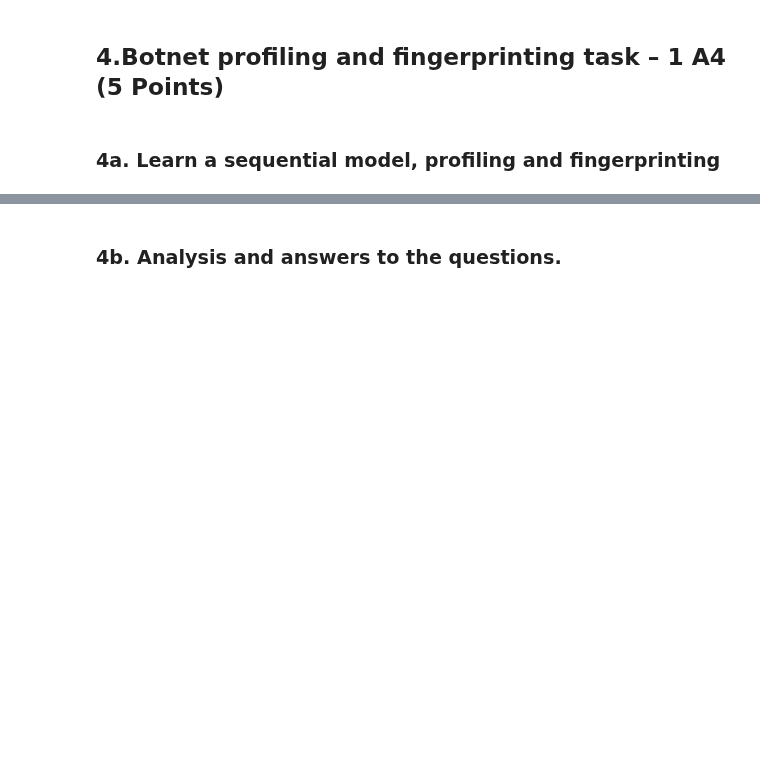
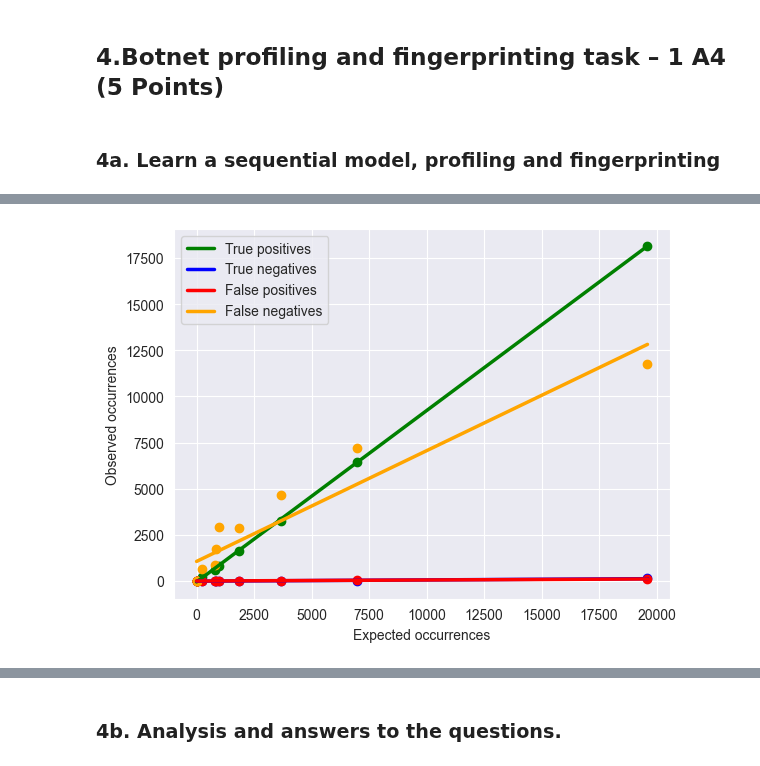
Before and after one commit to kbaran1998/CS4035-cyber-data, a Jupyter notebook: lab3/Lab3.ipynb, the cells around one changed output, grey strips where cells are left out. Drawn from its saved outputs; the diff is of its cells as text; code cells hidden in the pictures; blank space fills up the shorter version.

```diff
--- a/lab3/Lab3.ipynb
+++ b/lab3/Lab3.ipynb
@@ -656,0 +1005,2 @@ selected_host = malicious_flows["SrcAddr"].value_counts().index[0]
+# %%
+threshold = get_threshold(similarities, malicious_flows["SrcAddr"].unique())
@@ -656,0 +1011,6 @@ selected_host = malicious_flows["SrcAddr"].value_counts().index[0]
+# %%
+# Classify all hosts
+malicious_hosts, benign_hosts = classify_hosts(similarities, threshold)
+# %%
+# Get the true positives, true negatives, false positives and false negatives
+true_positives, true_negatives, false_positives, false_negatives = get_tp_tn_fp_fn(malicious_hosts, benign_hosts, malicious_flows["SrcAddr"].unique(), benign_flows["SrcAddr"].unique())
@@ -657 +1027,6 @@ selected_host = malicious_flows["SrcAddr"].value_counts().index[0]
+# %%
+# Plot the occurrences of the hosts
+plot_occurrences( vectors[true_positives[0]], vectors[true_negatives[0]], vectors[false_positives[0]], vectors[false_negatives[0]])
+# %% [output]
+[figure, added]
 # %%
```
Also changed, not shown: parts of 40 cells of this notebook.
